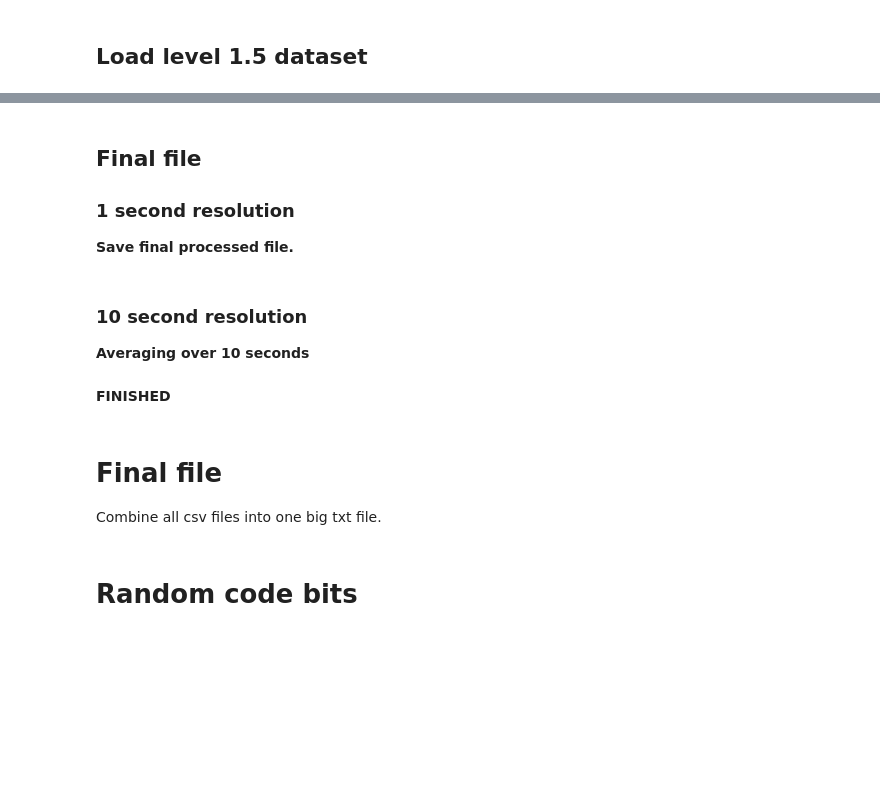
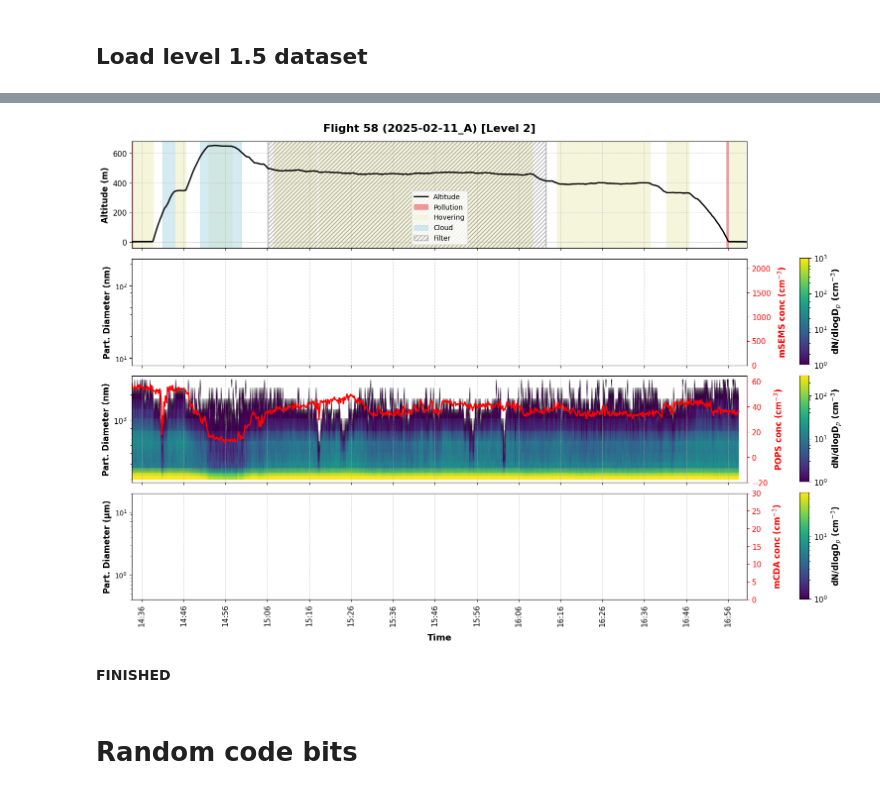
Before and after one commit to EERL-EPFL/helikite-data-processing, a Jupyter notebook: notebooks/level2_DataProcessing.ipynb, the cells around one changed output, grey strips where cells are left out. Cells and saved outputs as stored; diff of their text form; code cells hidden in the pictures; blank space fills up the shorter version.

```diff
--- a/notebooks/level2_DataProcessing.ipynb
+++ b/notebooks/level2_DataProcessing.ipynb
@@ -287,18 +22,0 @@ results_df
-# %%
-# Add 'flag_cloud' column to 'df_level1_5'
-
-results_df['Start_Time'] = pd.to_datetime(results_df['Start_Time'])
-results_df['End_Time'] = pd.to_datetime(results_df['End_Time'])
-
-df_level1_5['flag_cloud'] = 0
-for _, row in results_df.iterrows():
-    mask = (df_level1_5.index >= row['Start_Time']) & (df_level1_5.index <= row['End_Time'])
-    df_level1_5.loc[mask, 'flag_cloud'] = 1
-
-if 'flag_hovering' in df_level1_5.columns:
-    cols = list(df_level1_5.columns)
-    idx = cols.index('flag_hovering') + 1
-    col = df_level1_5.pop('flag_cloud')
-    df_level1_5.insert(idx, 'flag_cloud', col)
-
-df_level1_5
@@ -647,4 +83,0 @@ plt.show()
-# %% [markdown]
-## Final file
-### 1 second resolution
-**Save final processed file.**
@@ -656,3 +83,0 @@ print(f"Saved Level2 file of Flight {metadata.flight}.")
-# %% [markdown]
-### 10 second resolution
-**Averaging over 10 seconds**
@@ -1020,0 +84,5 @@ print(f"Saved Level2 (averaged) file of Flight {metadata.flight}.")
+# %%
+save_path = constants.LEVEL2_DIRPATH / f'Level2_{constants.FLIGHT_BASENAME}_SizeDistr_Flight_{constants.flight}.png'
+data_processor.plot_size_distr(constants.FLIGHT_BASENAME, save_path)
+# %% [output]
+[figure, added]
@@ -1021,5 +91,2 @@ print(f"Saved Level2 (averaged) file of Flight {metadata.flight}.")
 # %% [markdown]
 **FINISHED**
-# %% [markdown]
-# Final file
-Combine all csv files into one big txt file.
```
Also changed, not shown: parts of 40 cells of this notebook, 4 other files.
